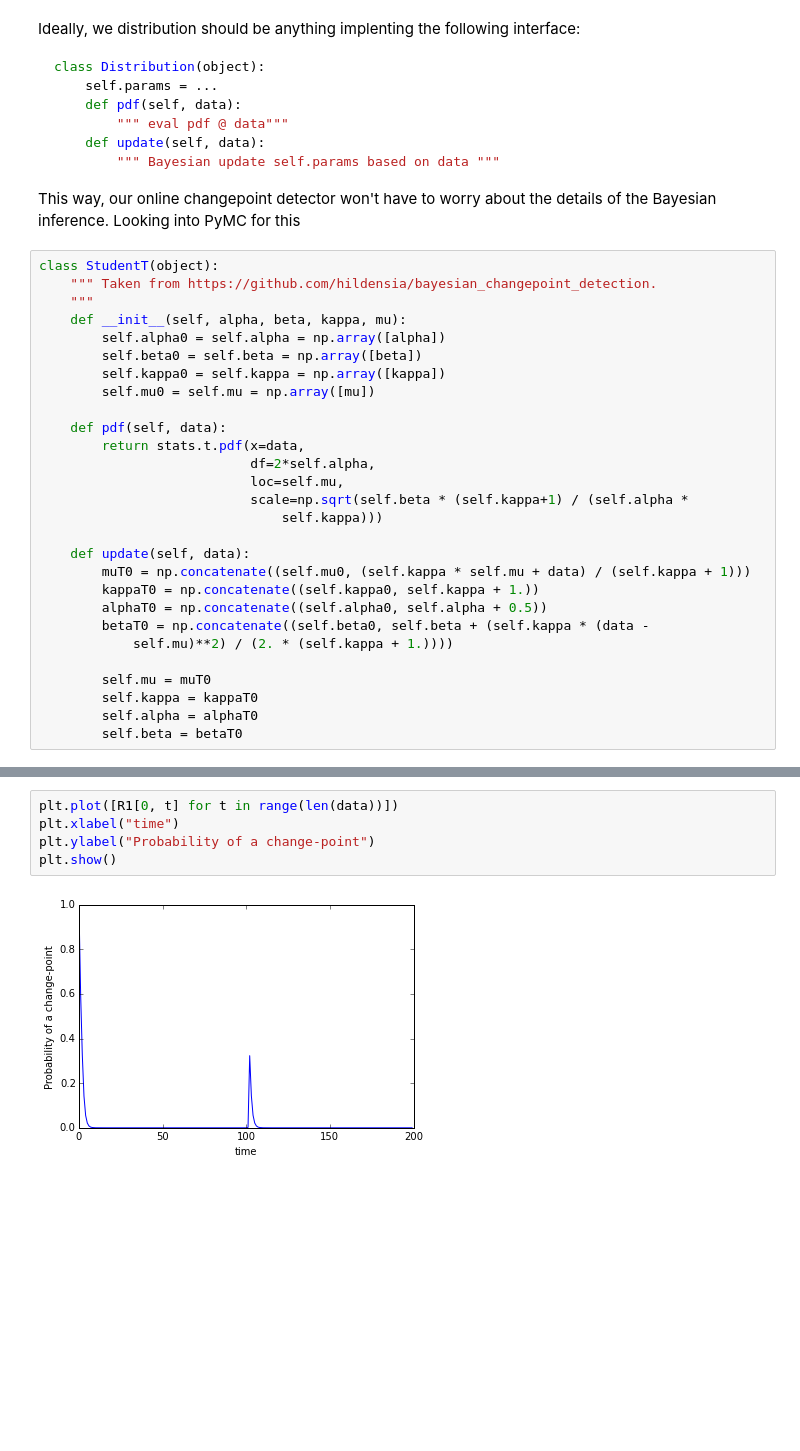
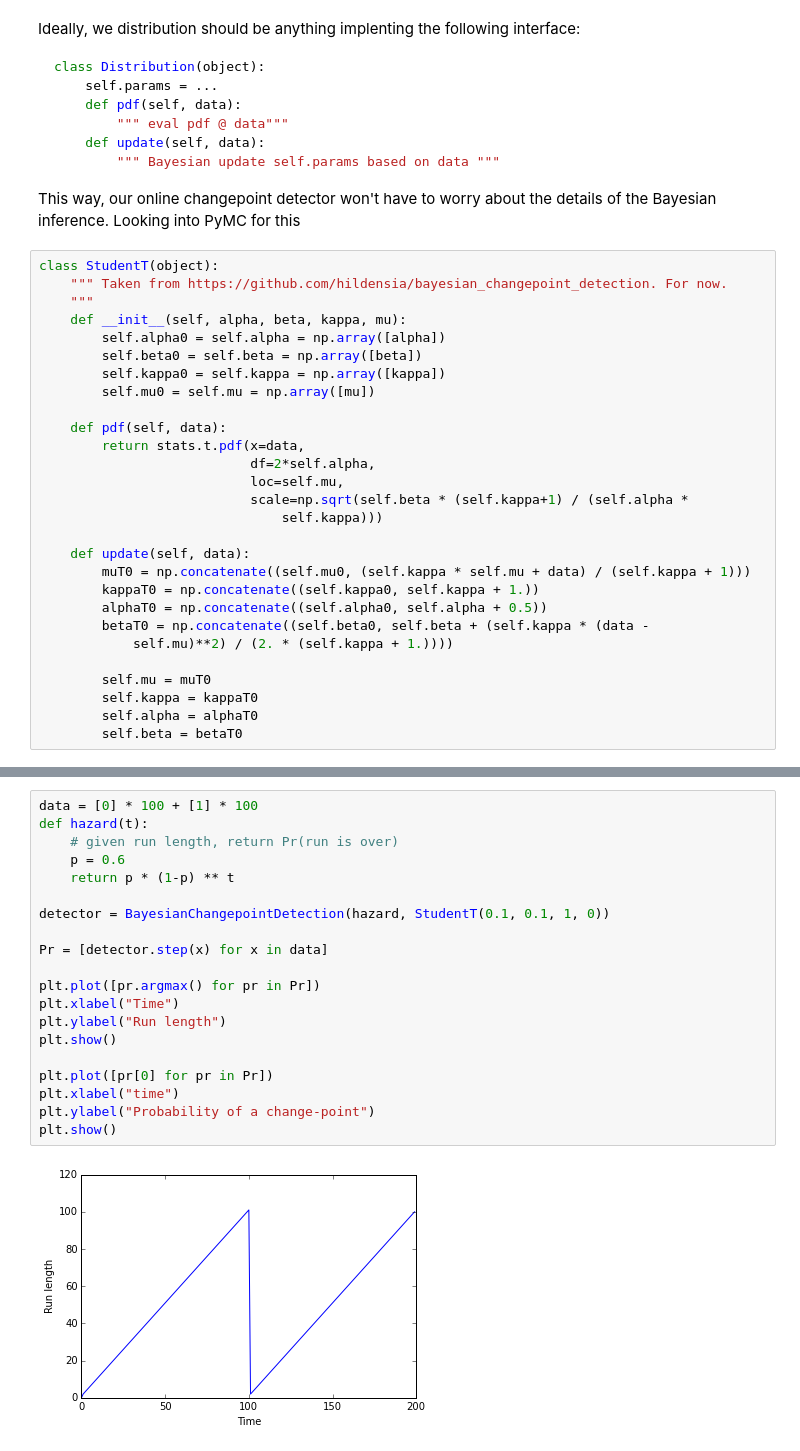
Before and after one commit to concord/ml, a Jupyter notebook: notebooks/Bayesian Changepoint Detection.ipynb, the cells around one changed output, grey strips where cells are left out. Cells and saved outputs as stored; diff of their text form; blank space fills up the shorter version.

Commit message:
Add BCD when data length is unknown ahead of time

```diff
--- a/notebooks/Bayesian Changepoint Detection.ipynb
+++ b/notebooks/Bayesian Changepoint Detection.ipynb
@@ -35,7 +71,7 @@ class Distribution(object):
 This way, our online changepoint detector won't have to worry about the details of the Bayesian inference. Looking into PyMC for this
 # %%
 class StudentT(object):
-    """ Taken from https://github.com/hildensia/bayesian_changepoint_detection.
+    """ Taken from https://github.com/hildensia/bayesian_changepoint_detection. For now.
     """
     def __init__(self, alpha, beta, kappa, mu):
         self.alpha0 = self.alpha = np.array([alpha])
@@ -78,7 +120,22 @@ plt.show()
-# %%
-plt.plot([R1[0, t] for t in range(len(data))])
-plt.xlabel("time")
-plt.ylabel("Probability of a change-point")
-plt.show()
-# %% [output]
-[figure, removed]
+# %%
+data = [0] * 100 + [1] * 100
+def hazard(t):
+    # given run length, return Pr(run is over)
+    p = 0.6
+    return p * (1-p) ** t
+
+detector = BayesianChangepointDetection(hazard, StudentT(0.1, 0.1, 1, 0))
+
+Pr = [detector.step(x) for x in data]
+
+plt.plot([pr.argmax() for pr in Pr])
+plt.xlabel("Time")
+plt.ylabel("Run length")
+plt.show()
+
+plt.plot([pr[0] for pr in Pr])
+plt.xlabel("time")
+plt.ylabel("Probability of a change-point")
+plt.show()
+# %% [output]
+[figure, added]
```
Also changed, not shown: parts of 4 cells of this notebook.
